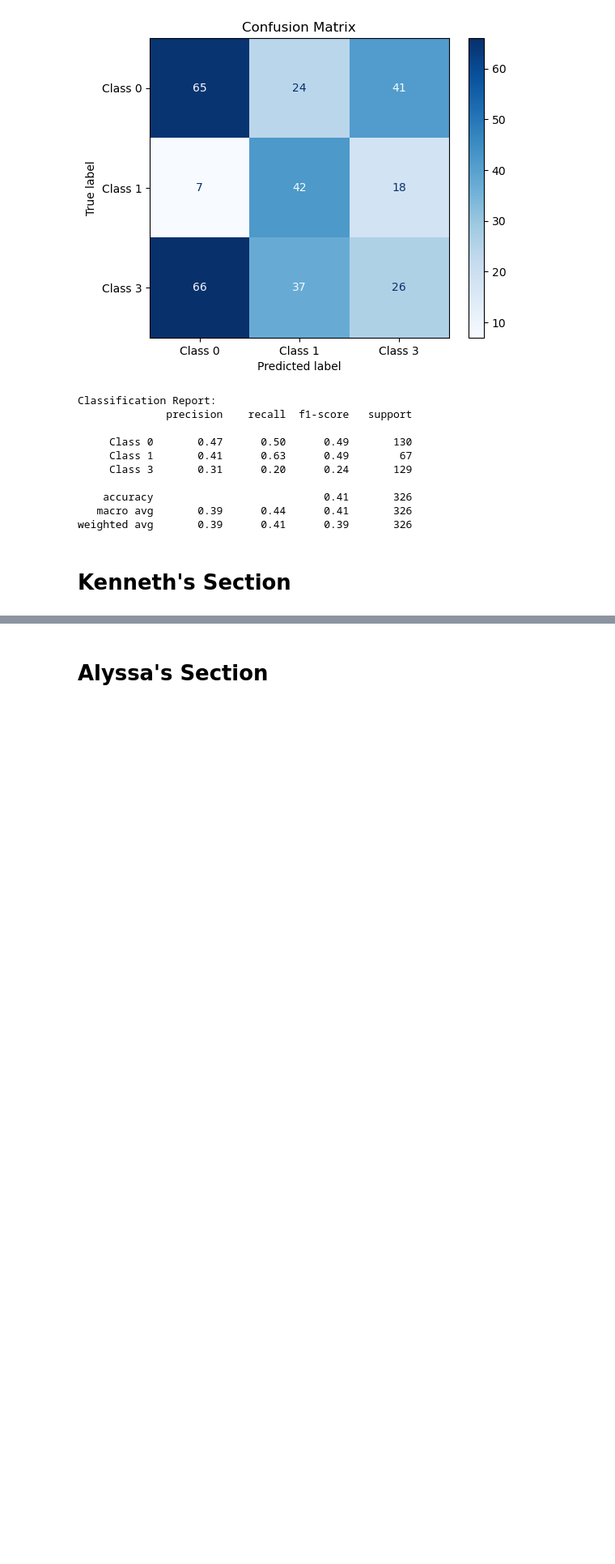
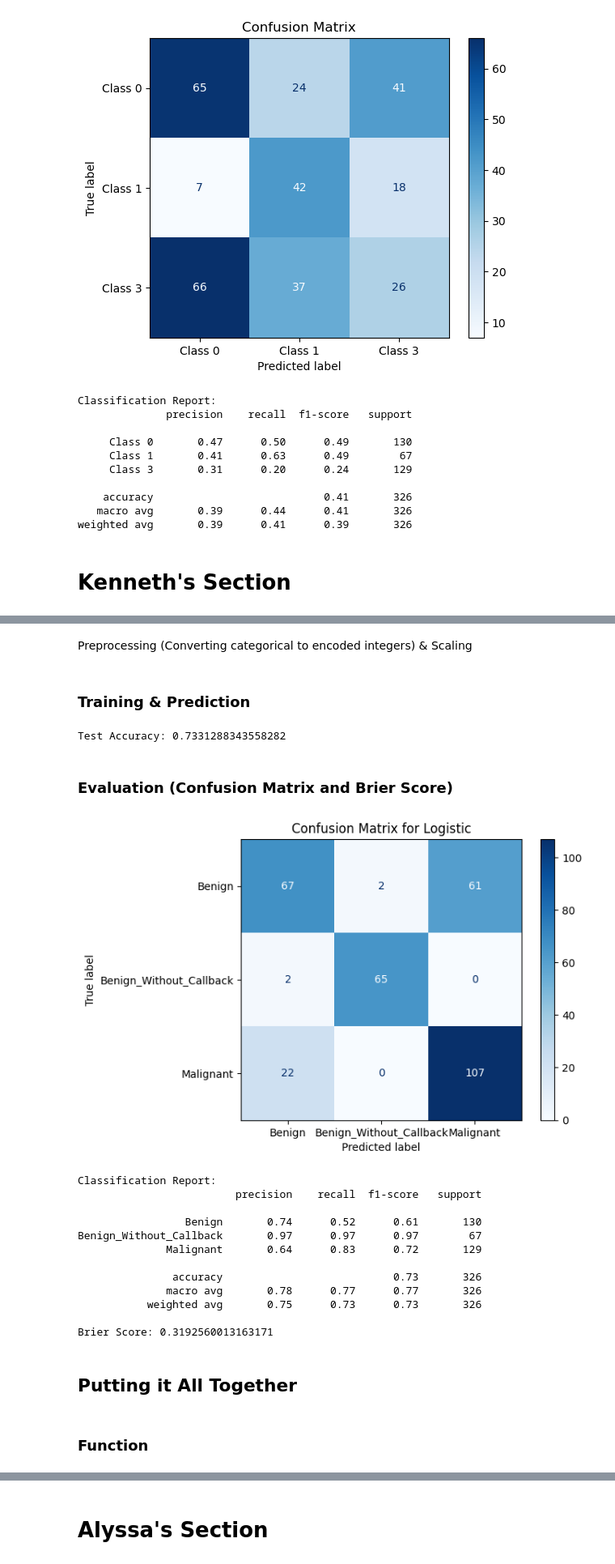
Before and after one commit to urbunny456/nsdc-fall-2026, a Jupyter notebook: logistic_reg.ipynb, the cells around one changed output, grey strips where cells are left out. Shown at 81% size. Drawn from its saved outputs; the diff is of its cells as text; code cells hidden in the pictures; blank space fills up the shorter version.

Commit message:
Did stuff for logistic

```diff
--- a/logistic_reg.ipynb
+++ b/logistic_reg.ipynb
@@ -142,0 +147,5 @@ weighted avg       0.39      0.41      0.39       326
+# %%
+calc_test = pd.read_csv('data/csv/calc_case_description_test_set.csv')
+calc_train = pd.read_csv('data/csv/calc_case_description_train_set.csv')
+mass_test = pd.read_csv('data/csv/mass_case_description_test_set.csv')
+mass_train = pd.read_csv('data/csv/mass_case_description_train_set.csv')
@@ -142,0 +170,2 @@ weighted avg       0.39      0.41      0.39       326
+# %% [markdown]
+Preprocessing (Converting categorical to encoded integers)   & Scaling
@@ -142,0 +184,63 @@ weighted avg       0.39      0.41      0.39       326
+# %% [markdown]
+### Training   & Prediction
+# %%
+#Trying Custom Weights      Maybe try to find optimal weight for Benign so that Brier score is minimize dbut also False negatives are reduced
+custom_weight = {                       #Dictionary
+    'BENIGN': 0.7,
+    'BENIGN_WITHOUT_CALLBACK': 1.0,
+    'MALIGNANT': 1.0
+}
+
+#Training and prediction
+clf = LogisticRegression(max_iter=10000, class_weight= custom_weight, tol=0.00001, C=1, random_state=42)
+clf.fit(X_train_scaled, y_train)
+
+y_pred = clf.predict(X_test_scaled)
+print(f"Test Accuracy: {accuracy_score(y_test, y_pred)}")
+# %% [output]
+Test Accuracy: 0.7331288343558282
+# %% [markdown]
+### Evaluation (Confusion Matrix and Brier Score)
+# %%
+#Confusion Matrix
+cm = confusion_matrix(y_test, y_pred)
+disp = ConfusionMatrixDisplay(confusion_matrix=cm, display_labels=['Benign',
+                                                                   'Benign_Without_Callback',
+                                                                   'Malignant'])
+
+disp.plot(cmap='Blues')
+plt.title("Confusion Matrix for Logistic")
+plt.grid(False)
+plt.show()
+
+# Detailed classification report
+print("Classification Report:")
+print(classification_report(y_test, y_pred, target_names=['Benign',
+                                                          'Benign_Without_Callback',
+                                                          'Malignant']))
+
+
+#Brier Score
+from sklearn.metrics import brier_score_loss
+
+y_proba = clf.predict_proba(X_test_scaled)
+brier_score = brier_score_loss(y_test, y_proba)
+print(f"Brier Score: {brier_score}")
+# %% [output]
+[figure, added]
+Classification Report:
+                         precision    recall  f1-score   support
+
+                 Benign       0.74      0.52      0.61       130
+Benign_Without_Callback       0.97      0.97      0.97        67
+              Malignant       0.64      0.83      0.72       129
+
+               accuracy                           0.73       326
+              macro avg       0.78      0.77      0.77       326
+           weighted avg       0.75      0.73      0.73       326
+
+Brier Score: 0.3192560013163171
+# %% [markdown]
+## Putting it All Together
+# %% [markdown]
+### Function
```
Also changed, not shown: parts of 9 cells of this notebook.
